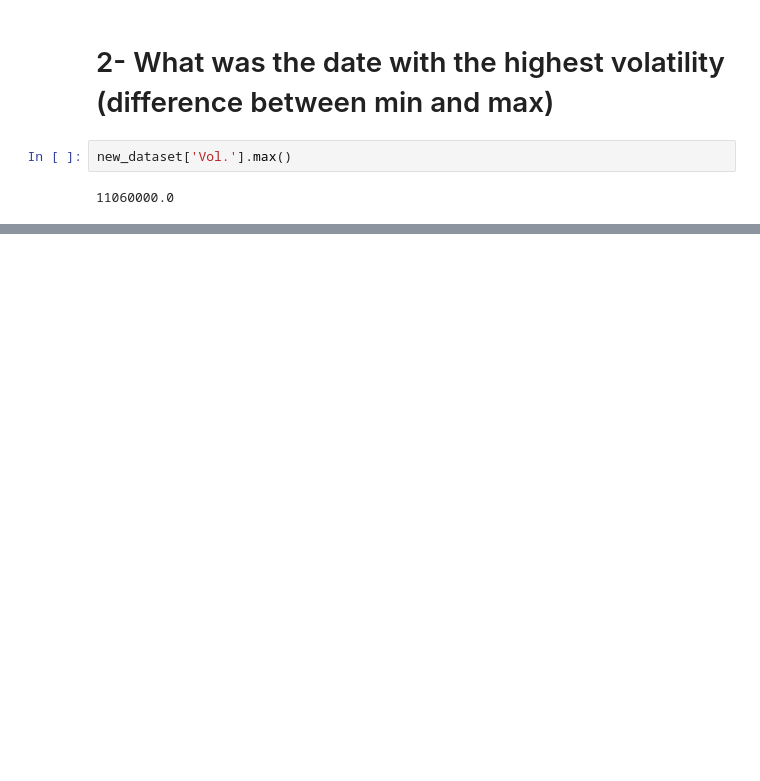
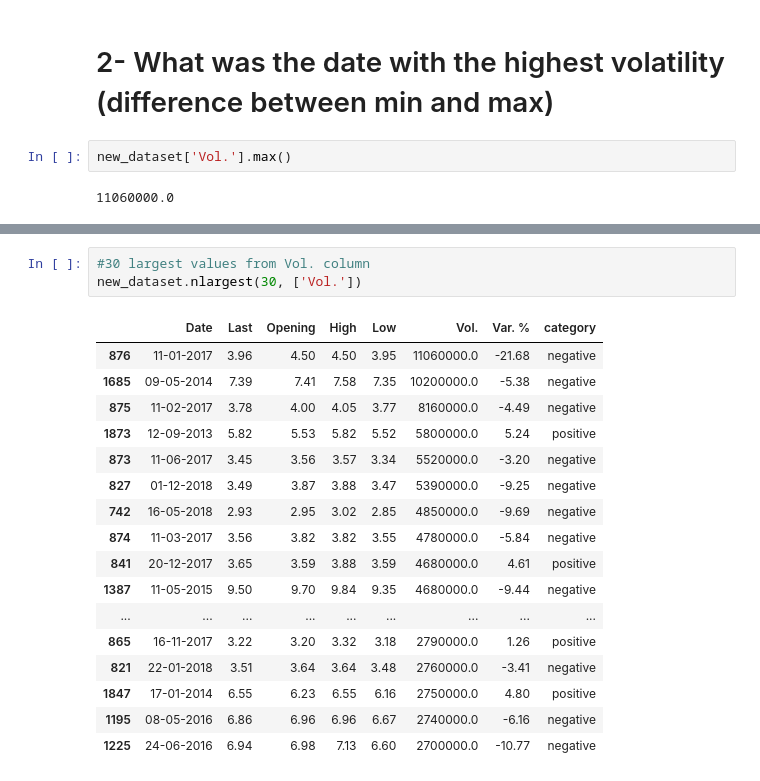
Before and after one commit to arfan64shah/Extract_Transform_Load_Visualization, a Jupyter notebook: Arfan_Practical6/Arfan_Practical6.ipynb, the cells around one changed output, grey strips where cells are left out. Cells and saved outputs as stored; diff of their text form; blank space fills up the shorter version.

```diff
--- a/Arfan_Practical6/Arfan_Practical6.ipynb
+++ b/Arfan_Practical6/Arfan_Practical6.ipynb
@@ -142,0 +157,21 @@ new_dataset['Vol.'].max()
+# %%
+#30 largest values from Vol. column
+new_dataset.nlargest(30, ['Vol.'])
+# %% [output]
+|  | Date | Last | Opening | High | Low | Vol. | Var. % | category |
+| 876 | 11-01-2017 | 3.96 | 4.50 | 4.50 | 3.95 | 11060000.0 | -21.68 | negative |
+| 1685 | 09-05-2014 | 7.39 | 7.41 | 7.58 | 7.35 | 10200000.0 | -5.38 | negative |
+| 875 | 11-02-2017 | 3.78 | 4.00 | 4.05 | 3.77 | 8160000.0 | -4.49 | negative |
+| 1873 | 12-09-2013 | 5.82 | 5.53 | 5.82 | 5.52 | 5800000.0 | 5.24 | positive |
+| 873 | 11-06-2017 | 3.45 | 3.56 | 3.57 | 3.34 | 5520000.0 | -3.20 | negative |
+| 827 | 01-12-2018 | 3.49 | 3.87 | 3.88 | 3.47 | 5390000.0 | -9.25 | negative |
+| 742 | 16-05-2018 | 2.93 | 2.95 | 3.02 | 2.85 | 4850000.0 | -9.69 | negative |
+| 874 | 11-03-2017 | 3.56 | 3.82 | 3.82 | 3.55 | 4780000.0 | -5.84 | negative |
+| 841 | 20-12-2017 | 3.65 | 3.59 | 3.88 | 3.59 | 4680000.0 | 4.61 | positive |
+| 1387 | 11-05-2015 | 9.50 | 9.70 | 9.84 | 9.35 | 4680000.0 | -9.44 | negative |
+| ... | ... | ... | ... | ... | ... | ... | ... | ... |
+| 865 | 16-11-2017 | 3.22 | 3.20 | 3.32 | 3.18 | 2790000.0 | 1.26 | positive |
+| 821 | 22-01-2018 | 3.51 | 3.64 | 3.64 | 3.48 | 2760000.0 | -3.41 | negative |
+| 1847 | 17-01-2014 | 6.55 | 6.23 | 6.55 | 6.16 | 2750000.0 | 4.80 | positive |
+| 1195 | 08-05-2016 | 6.86 | 6.96 | 6.96 | 6.67 | 2740000.0 | -6.16 | negative |
+| 1225 | 24-06-2016 | 6.94 | 6.98 | 7.13 | 6.60 | 2700000.0 | -10.77 | negative |
```
Also changed, not shown: parts of 4 cells of this notebook.
